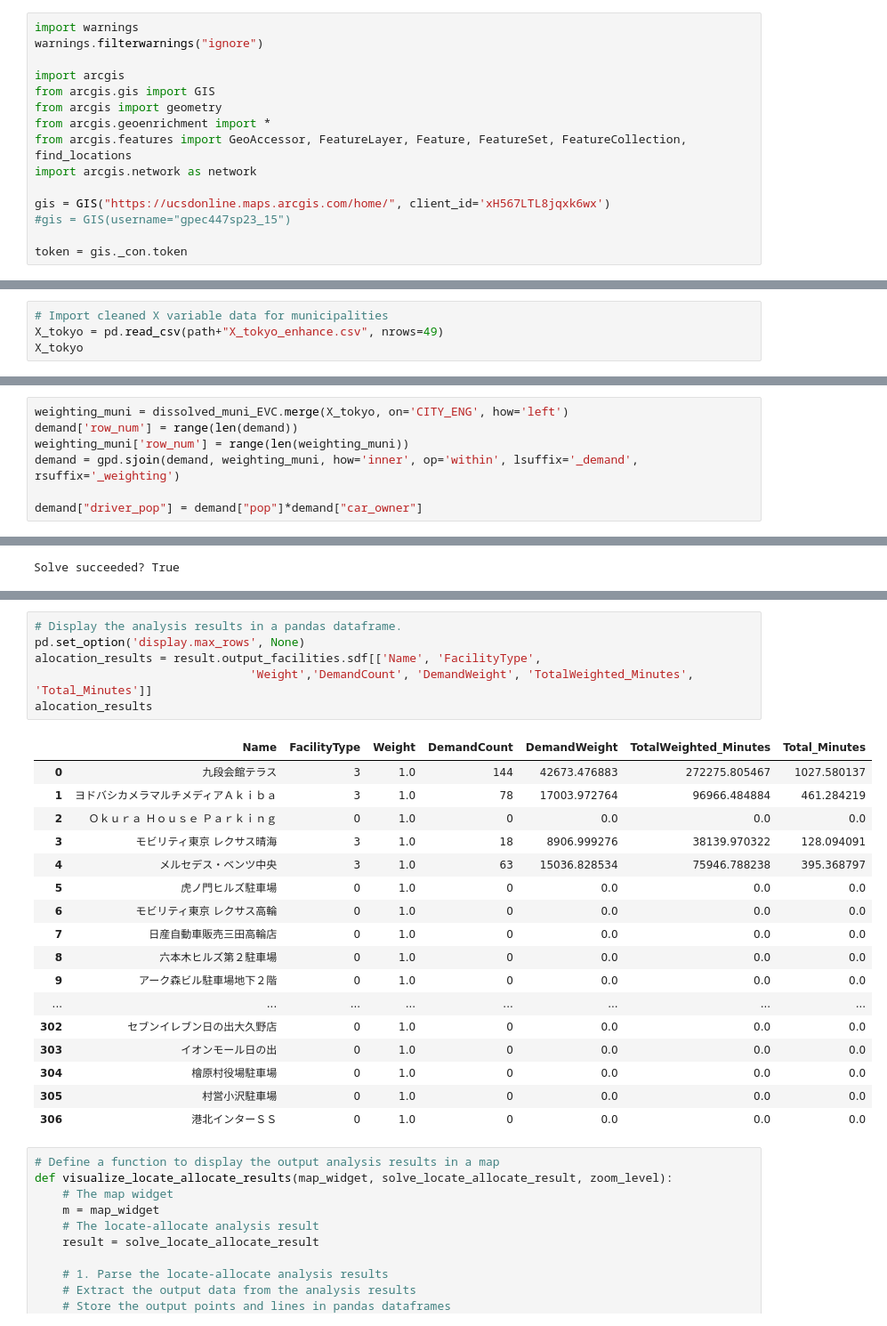
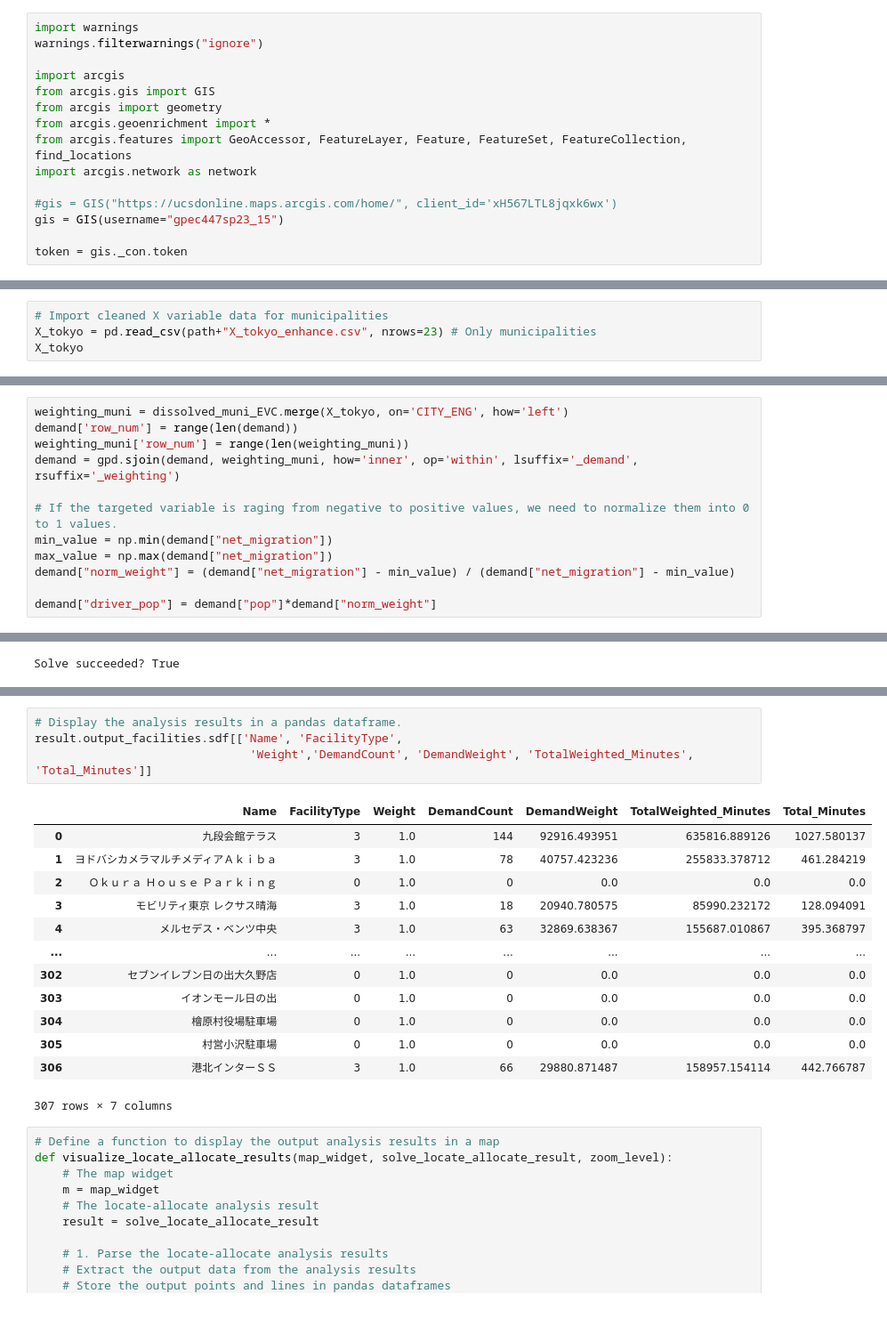
Before and after one commit to yimurayimura/GIS-Final-Project, a Jupyter notebook: FinalProject_EVCharger.ipynb, the cells around one changed output, grey strips where cells are left out. Shown at 89% size. Saved outputs shown, nothing was run; the diff lists cells and outputs as text.

```diff
--- a/FinalProject_EVCharger.ipynb
+++ b/FinalProject_EVCharger.ipynb
@@ -70,8 +70,8 @@ from arcgis.geoenrichment import *
 from arcgis.features import GeoAccessor, FeatureLayer, Feature, FeatureSet, FeatureCollection, find_locations
 import arcgis.network as network
 
-gis = GIS("https://ucsdonline.maps.arcgis.com/home/", client_id='xH567LTL8jqxk6wx')
-#gis = GIS(username="gpec447sp23_15")
+#gis = GIS("https://ucsdonline.maps.arcgis.com/home/", client_id='xH567LTL8jqxk6wx')
+gis = GIS(username="gpec447sp23_15")
 
 token = gis._con.token
 # %% [output]
@@ -570,7 +540,7 @@ One way to tackle this problem is to allocate one more unit to only-one-unit sta
 <p>Secondly, we will do socio-economic analysis by using random forest regressions. The first step is to import the municipality level boundary data.</p>
 # %%
 # Import cleaned X variable data for municipalities
-X_tokyo = pd.read_csv(path+"X_tokyo_enhance.csv", nrows=49)
+X_tokyo = pd.read_csv(path+"X_tokyo_enhance.csv", nrows=23) # Only municipalities
 X_tokyo
 # %% [output]
 |  | CITY_ENG | Municipality | car_owner | parking | total_pop | net_inflow_pop | foreign_pop | net_migration | ... |
@@ -796,10 +742,3 @@ demand_points = demand_points.set_geometry('geometry')
 1500    141.316795
 1501    153.978512
 Name: lon, Length: 1502, dtype: float64
-# %%
-weighting_muni = dissolved_muni_EVC.merge(X_tokyo, on='CITY_ENG', how='left')
-demand['row_num'] = range(len(demand))
-weighting_muni['row_num'] = range(len(weighting_muni))
-demand = gpd.sjoin(demand, weighting_muni, how='inner', op='within', lsuffix='_demand', rsuffix='_weighting')
-
-demand["driver_pop"] = demand["pop"]*demand["car_owner"]
@@ -819,0 +745,12 @@ memory usage: 24.0 KB
+# %%
+weighting_muni = dissolved_muni_EVC.merge(X_tokyo, on='CITY_ENG', how='left')
+demand['row_num'] = range(len(demand))
+weighting_muni['row_num'] = range(len(weighting_muni))
+demand = gpd.sjoin(demand, weighting_muni, how='inner', op='within', lsuffix='_demand', rsuffix='_weighting')
+
+# If the targeted variable is raging from negative to positive values, we need to normalize them into 0 to 1 values.
+min_value = np.min(demand["net_migration"])
+max_value = np.max(demand["net_migration"])
+demand["norm_weight"] = (demand["net_migration"] - min_value) / (demand["net_migration"] - min_value)
+
+demand["driver_pop"] = demand["pop"]*demand["norm_weight"]
@@ -849,27 +800,21 @@ ToolOutput(solve_succeeded=True, output_allocation_lines=<FeatureSet> 2426 featu
 # %%
 # Display the analysis results in a pandas dataframe.
-pd.set_option('display.max_rows', None)
-alocation_results = result.output_facilities.sdf[['Name', 'FacilityType',
+result.output_facilities.sdf[['Name', 'FacilityType',
                                'Weight','DemandCount', 'DemandWeight', 'TotalWeighted_Minutes', 'Total_Minutes']]
-alocation_results
 # %% [output]
 |  | Name | FacilityType | Weight | DemandCount | DemandWeight | TotalWeighted_Minutes | Total_Minutes |
-| 0 | 九段会館テラス | 3 | 1.0 | 144 | 42673.476883 | 272275.805467 | 1027.580137 |
-| 1 | ヨドバシカメラマルチメディアＡｋｉｂａ | 3 | 1.0 | 78 | 17003.972764 | 96966.484884 | 461.284219 |
+| 0 | 九段会館テラス | 3 | 1.0 | 144 | 92916.493951 | 635816.889126 | 1027.580137 |
+| 1 | ヨドバシカメラマルチメディアＡｋｉｂａ | 3 | 1.0 | 78 | 40757.423236 | 255833.378712 | 461.284219 |
 | 2 | Ｏｋｕｒａ Ｈｏｕｓｅ Ｐａｒｋｉｎｇ | 0 | 1.0 | 0 | 0.0 | 0.0 | 0.0 |
-| 3 | モビリティ東京 レクサス晴海 | 3 | 1.0 | 18 | 8906.999276 | 38139.970322 | 128.094091 |
-| 4 | メルセデス・ベンツ中央 | 3 | 1.0 | 63 | 15036.828534 | 75946.788238 | 395.368797 |
-| 5 | 虎ノ門ヒルズ駐車場 | 0 | 1.0 | 0 | 0.0 | 0.0 | 0.0 |
-| 6 | モビリティ東京 レクサス高輪 | 0 | 1.0 | 0 | 0.0 | 0.0 | 0.0 |
-| 7 | 日産自動車販売三田高輪店 | 0 | 1.0 | 0 | 0.0 | 0.0 | 0.0 |
-| 8 | 六本木ヒルズ第２駐車場 | 0 | 1.0 | 0 | 0.0 | 0.0 | 0.0 |
-| 9 | アーク森ビル駐車場地下２階 | 0 | 1.0 | 0 | 0.0 | 0.0 | 0.0 |
+| 3 | モビリティ東京 レクサス晴海 | 3 | 1.0 | 18 | 20940.780575 | 85990.232172 | 128.094091 |
+| 4 | メルセデス・ベンツ中央 | 3 | 1.0 | 63 | 32869.638367 | 155687.010867 | 395.368797 |
 | ... | ... | ... | ... | ... | ... | ... | ... |
 | 302 | セブンイレブン日の出大久野店 | 0 | 1.0 | 0 | 0.0 | 0.0 | 0.0 |
 | 303 | イオンモール日の出 | 0 | 1.0 | 0 | 0.0 | 0.0 | 0.0 |
 | 304 | 檜原村役場駐車場 | 0 | 1.0 | 0 | 0.0 | 0.0 | 0.0 |
 | 305 | 村営小沢駐車場 | 0 | 1.0 | 0 | 0.0 | 0.0 | 0.0 |
-| 306 | 港北インターＳＳ | 0 | 1.0 | 0 | 0.0 | 0.0 | 0.0 |
+| 306 | 港北インターＳＳ | 3 | 1.0 | 66 | 29880.871487 | 158957.154114 | 442.766787 |
+307 rows × 7 columns
 # %%
 # Define a function to display the output analysis results in a map
 def visualize_locate_allocate_results(map_widget, solve_locate_allocate_result, zoom_level):
```
Also changed, not shown: parts of 105 cells of this notebook.
